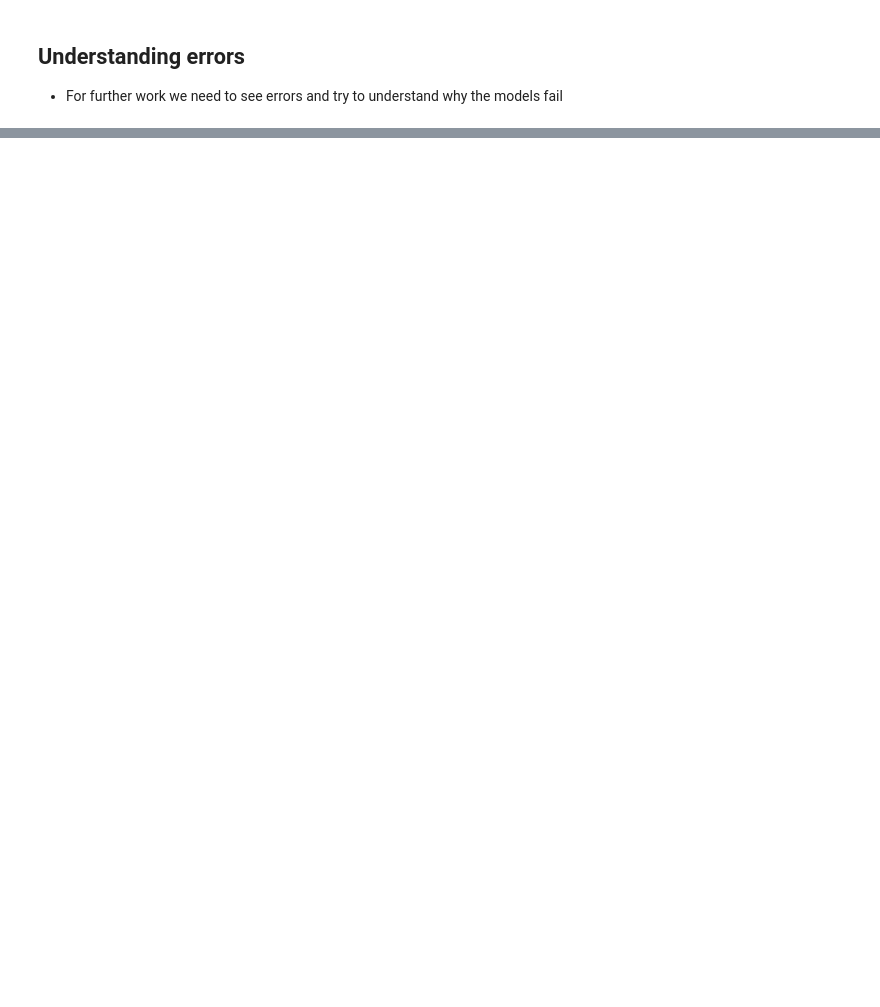
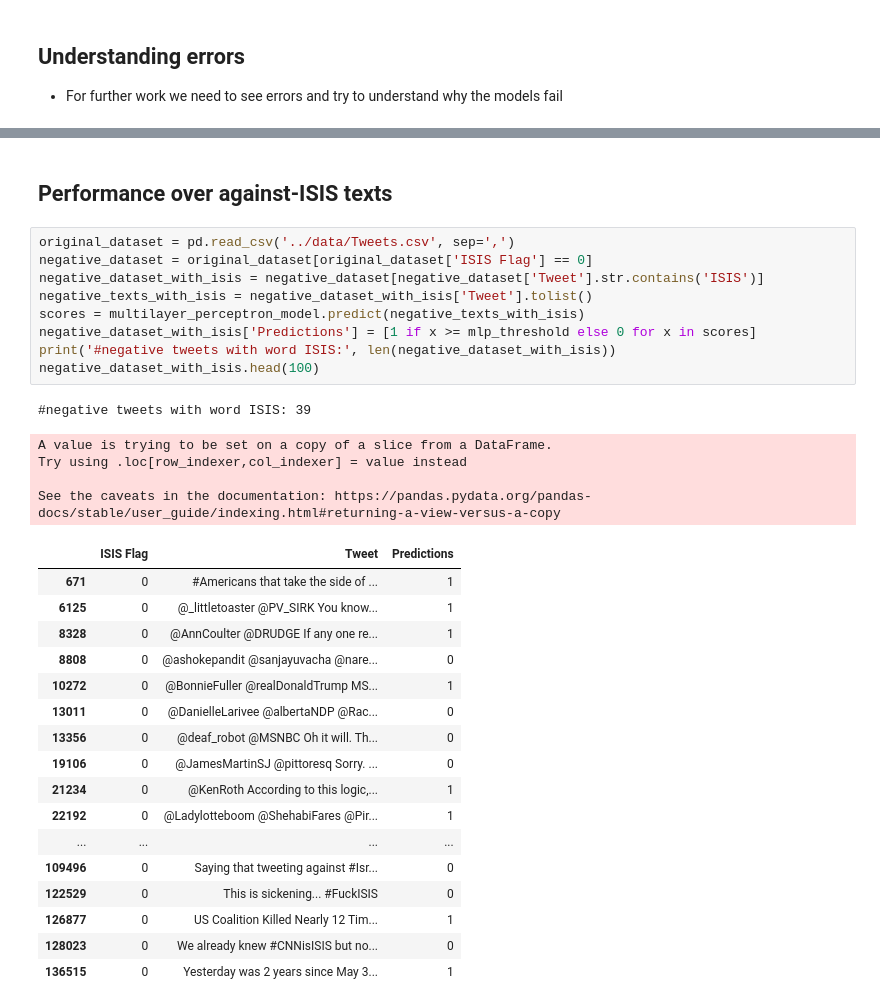
Before and after one commit to benjaminramirezg/nlp_exercise, a Jupyter notebook: notebooks/model_evaluation.ipynb, the cells around one changed output, grey strips where cells are left out. Cells and saved outputs as stored; diff of their text form; blank space fills up the shorter version.

```diff
--- a/notebooks/model_evaluation.ipynb
+++ b/notebooks/model_evaluation.ipynb
@@ -152,0 +156,34 @@ dataset_errors.head(200)
+# %% [markdown]
+## Performance over against-ISIS texts
+# %%
+original_dataset = pd.read_csv('../data/Tweets.csv', sep=',')
+negative_dataset = original_dataset[original_dataset['ISIS Flag'] == 0]
+negative_dataset_with_isis = negative_dataset[negative_dataset['Tweet'].str.contains('ISIS')]
+negative_texts_with_isis = negative_dataset_with_isis['Tweet'].tolist()
+scores = multilayer_perceptron_model.predict(negative_texts_with_isis)
+negative_dataset_with_isis['Predictions'] = [1 if x >= mlp_threshold else 0 for x in scores]
+print('#negative tweets with word ISIS:', len(negative_dataset_with_isis))
+negative_dataset_with_isis.head(100)
+# %% [output]
+#negative tweets with word ISIS: 39
+A value is trying to be set on a copy of a slice from a DataFrame.
+Try using .loc[row_indexer,col_indexer] = value instead
+
+See the caveats in the documentation: https://pandas.pydata.org/pandas-docs/stable/user_guide/indexing.html#returning-a-view-versus-a-copy
+|  | ISIS Flag | Tweet | Predictions |
+| 671 | 0 | #Americans that take the side of ... | 1 |
+| 6125 | 0 | @_littletoaster @PV_SIRK You know... | 1 |
+| 8328 | 0 | @AnnCoulter @DRUDGE If any one re... | 1 |
+| 8808 | 0 | @ashokepandit @sanjayuvacha @nare... | 0 |
+| 10272 | 0 | @BonnieFuller @realDonaldTrump MS... | 1 |
+| 13011 | 0 | @DanielleLarivee @albertaNDP @Rac... | 0 |
+| 13356 | 0 | @deaf_robot @MSNBC Oh it will. Th... | 0 |
+| 19106 | 0 | @JamesMartinSJ @pittoresq Sorry. ... | 0 |
+| 21234 | 0 | @KenRoth According to this logic,... | 1 |
+| 22192 | 0 | @Ladylotteboom @ShehabiFares @Pir... | 1 |
+| ... | ... | ... | ... |
+| 109496 | 0 | Saying that tweeting against #Isr... | 0 |
+| 122529 | 0 | This is sickening... #FuckISIS | 0 |
+| 126877 | 0 | US Coalition Killed Nearly 12 Tim... | 1 |
+| 128023 | 0 | We already knew #CNNisISIS but no... | 0 |
+| 136515 | 0 | Yesterday was 2 years since May 3... | 1 |
```
Also changed, not shown: parts of 12 cells of this notebook, 1 other file.
